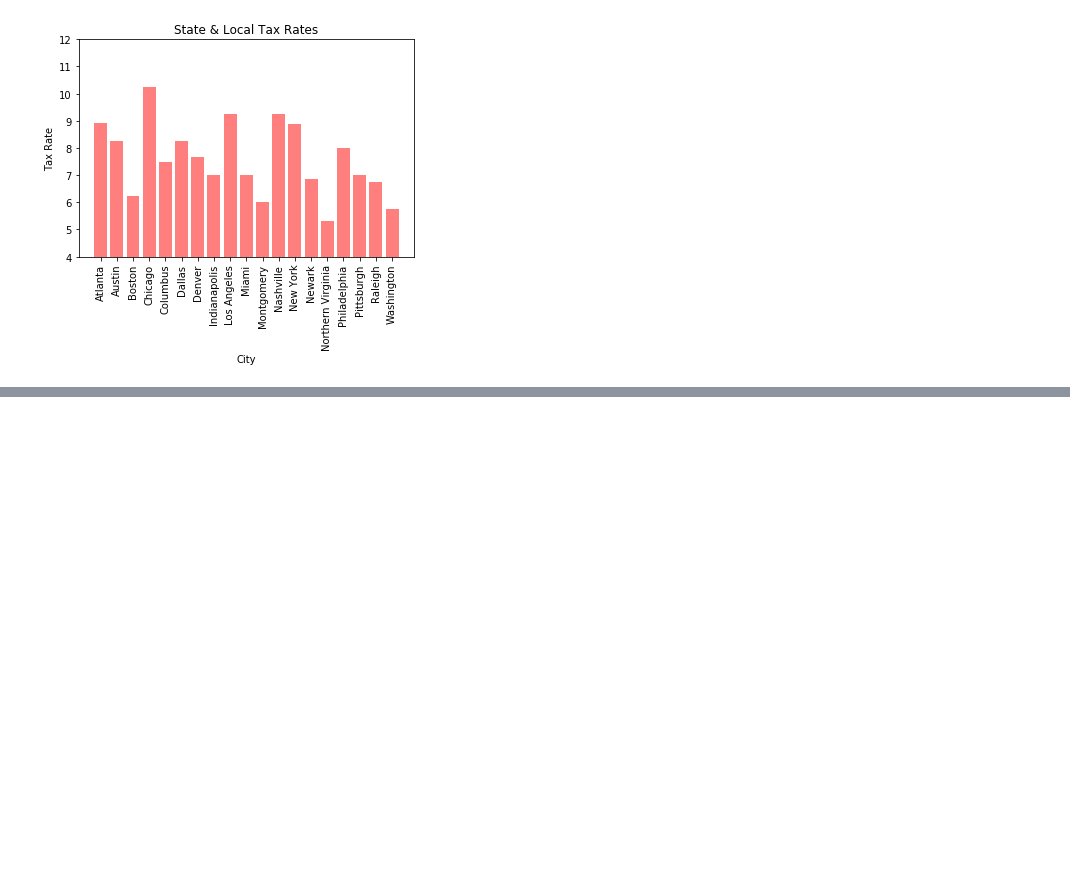
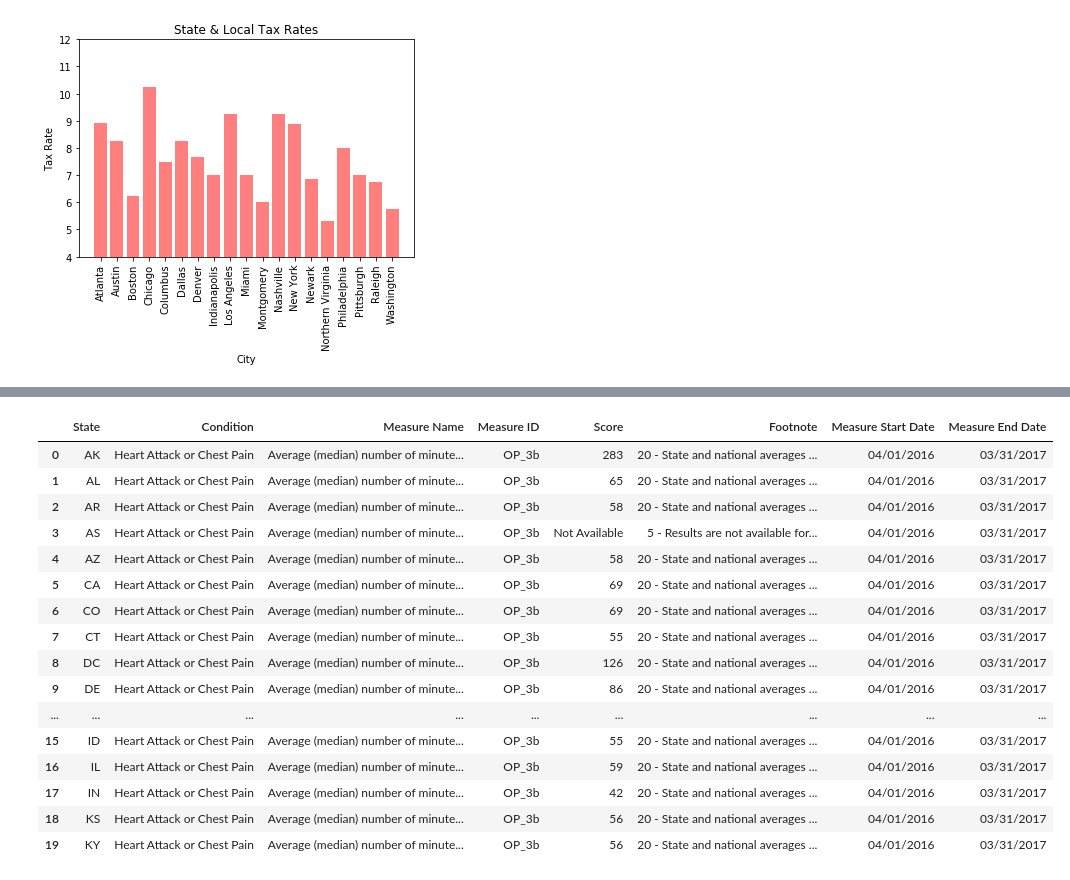
Before and after one commit to APK500/project-one, a Jupyter notebook: Forrest_dataframes.py.ipynb, the cells around one changed output, grey strips where cells are left out. Drawn from its saved outputs; the diff is of its cells as text; code cells hidden in the pictures; blank space fills up the shorter version.

Commit message:
merged dataframes

```diff
--- a/Forrest_dataframes.py.ipynb
+++ b/Forrest_dataframes.py.ipynb
@@ -193,0 +300,27 @@ plt.show()
+# %%
+# Create a reference the CSV file desired
+csv_path = "Timely and Effective Care - State.csv"
+
+# Read the CSV into a Pandas DataFrame
+Hosp_df = pd.read_csv(csv_path)
+
+# Print the first five rows of data to the screen
+Hosp_df.head(20)
+# %% [output]
+|  | State | Condition | Measure Name | Measure ID | Score | Footnote | Measure Start Date | Measure End Date |
+| 0 | AK | Heart Attack or Chest Pain | Average (median) number of minute... | OP_3b | 283 | 20 - State and national averages ... | 04/01/2016 | 03/31/2017 |
+| 1 | AL | Heart Attack or Chest Pain | Average (median) number of minute... | OP_3b | 65 | 20 - State and national averages ... | 04/01/2016 | 03/31/2017 |
+| 2 | AR | Heart Attack or Chest Pain | Average (median) number of minute... | OP_3b | 58 | 20 - State and national averages ... | 04/01/2016 | 03/31/2017 |
+| 3 | AS | Heart Attack or Chest Pain | Average (median) number of minute... | OP_3b | Not Available | 5 - Results are not available for... | 04/01/2016 | 03/31/2017 |
+| 4 | AZ | Heart Attack or Chest Pain | Average (median) number of minute... | OP_3b | 58 | 20 - State and national averages ... | 04/01/2016 | 03/31/2017 |
+| 5 | CA | Heart Attack or Chest Pain | Average (median) number of minute... | OP_3b | 69 | 20 - State and national averages ... | 04/01/2016 | 03/31/2017 |
+| 6 | CO | Heart Attack or Chest Pain | Average (median) number of minute... | OP_3b | 69 | 20 - State and national averages ... | 04/01/2016 | 03/31/2017 |
+| 7 | CT | Heart Attack or Chest Pain | Average (median) number of minute... | OP_3b | 55 | 20 - State and national averages ... | 04/01/2016 | 03/31/2017 |
+| 8 | DC | Heart Attack or Chest Pain | Average (median) number of minute... | OP_3b | 126 | 20 - State and national averages ... | 04/01/2016 | 03/31/2017 |
+| 9 | DE | Heart Attack or Chest Pain | Average (median) number of minute... | OP_3b | 86 | 20 - State and national averages ... | 04/01/2016 | 03/31/2017 |
+| ... | ... | ... | ... | ... | ... | ... | ... | ... |
+| 15 | ID | Heart Attack or Chest Pain | Average (median) number of minute... | OP_3b | 55 | 20 - State and national averages ... | 04/01/2016 | 03/31/2017 |
+| 16 | IL | Heart Attack or Chest Pain | Average (median) number of minute... | OP_3b | 59 | 20 - State and national averages ... | 04/01/2016 | 03/31/2017 |
+| 17 | IN | Heart Attack or Chest Pain | Average (median) number of minute... | OP_3b | 42 | 20 - State and national averages ... | 04/01/2016 | 03/31/2017 |
+| 18 | KS | Heart Attack or Chest Pain | Average (median) number of minute... | OP_3b | 56 | 20 - State and national averages ... | 04/01/2016 | 03/31/2017 |
+| 19 | KY | Heart Attack or Chest Pain | Average (median) number of minute... | OP_3b | 56 | 20 - State and national averages ... | 04/01/2016 | 03/31/2017 |
```
Also changed, not shown: parts of 7 cells of this notebook.
